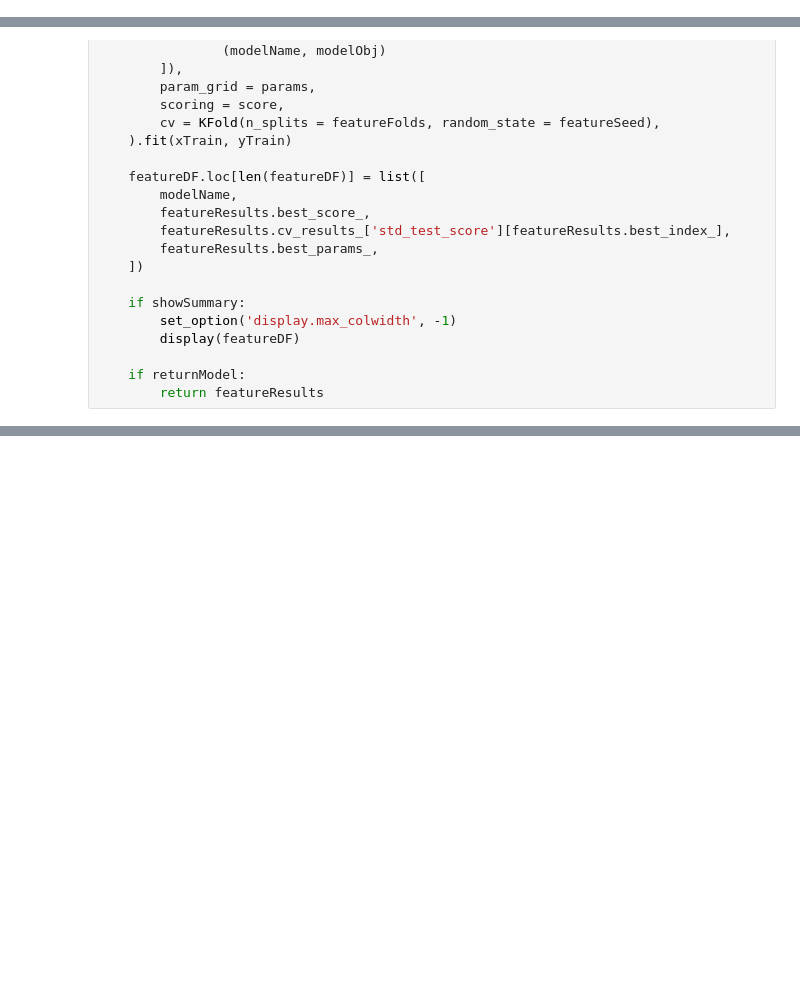
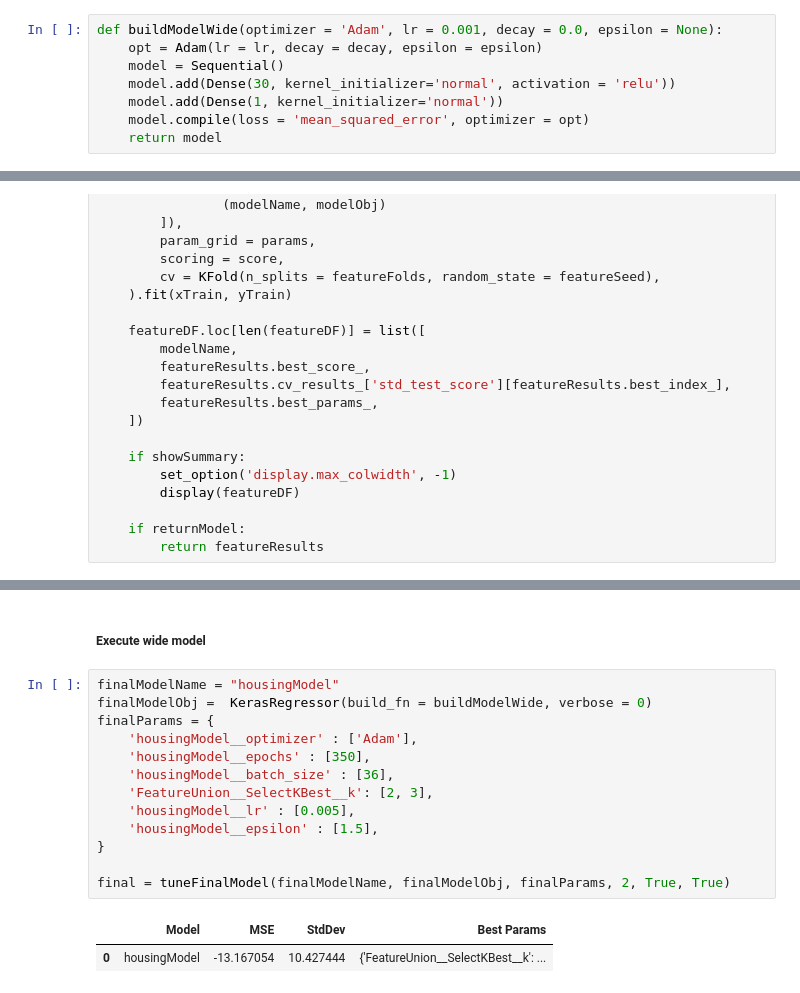
Before and after one commit to nrasch/Portfolio, a Jupyter notebook: Machine-Learning/Python/04-Classic-Datasets/Model-02.Keras.2.ipynb, the cells around one changed output, grey strips where cells are left out. Cells and saved outputs as stored; diff of their text form; blank space fills up the shorter version.

```diff
--- a/Machine-Learning/Python/04-Classic-Datasets/Model-02.Keras.2.ipynb
+++ b/Machine-Learning/Python/04-Classic-Datasets/Model-02.Keras.2.ipynb
@@ -353,0 +331,8 @@ Likely the next logical step would be to experiment with the topology of the neu
+# %%
+def buildModelWide(optimizer = 'Adam', lr = 0.001, decay = 0.0, epsilon = None):
+    opt = Adam(lr = lr, decay = decay, epsilon = epsilon)
+    model = Sequential()
+    model.add(Dense(30, kernel_initializer='normal', activation = 'relu'))
+    model.add(Dense(1, kernel_initializer='normal'))
+    model.compile(loss = 'mean_squared_error', optimizer = opt)
+    return model
@@ -417,0 +405,18 @@ final = tuneFinalModel(finalModelName, finalModelObj, finalParams, 2, True, True
+# %% [markdown]
+##### Execute wide model
+# %%
+finalModelName = "housingModel"
+finalModelObj =  KerasRegressor(build_fn = buildModelWide, verbose = 0)
+finalParams = {
+    'housingModel__optimizer' : ['Adam'],
+    'housingModel__epochs' : [350],
+    'housingModel__batch_size' : [36],
+    'FeatureUnion__SelectKBest__k': [2, 3],
+    'housingModel__lr' : [0.005],
+    'housingModel__epsilon' : [1.5],
+}
+
+final = tuneFinalModel(finalModelName, finalModelObj, finalParams, 2, True, True)
+# %% [output]
+|  | Model | MSE | StdDev | Best Params |
+| 0 | housingModel | -13.167054 | 10.427444 | {'FeatureUnion__SelectKBest__k': ... |
```
Also changed, not shown: parts of 39 cells of this notebook, 1 other file.
